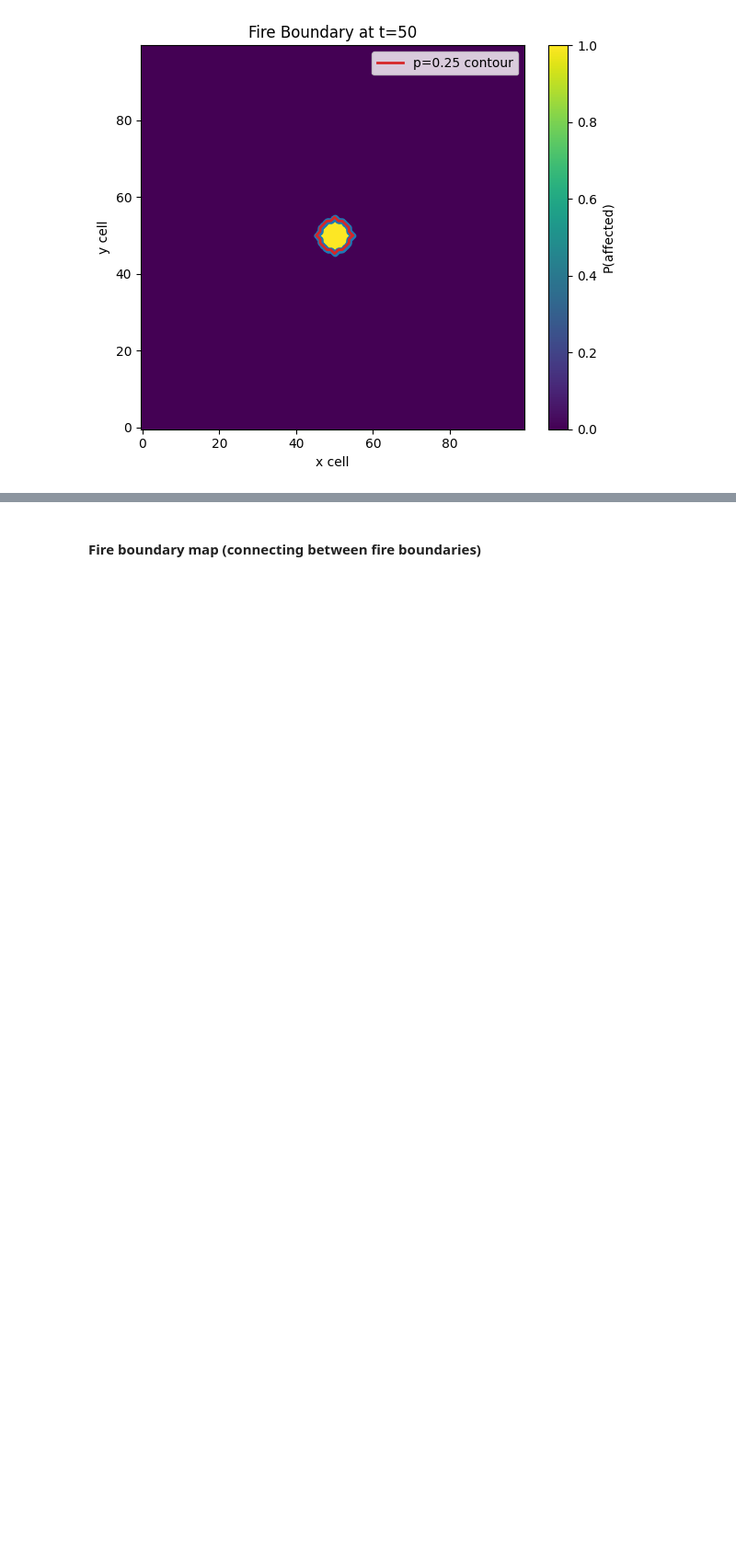
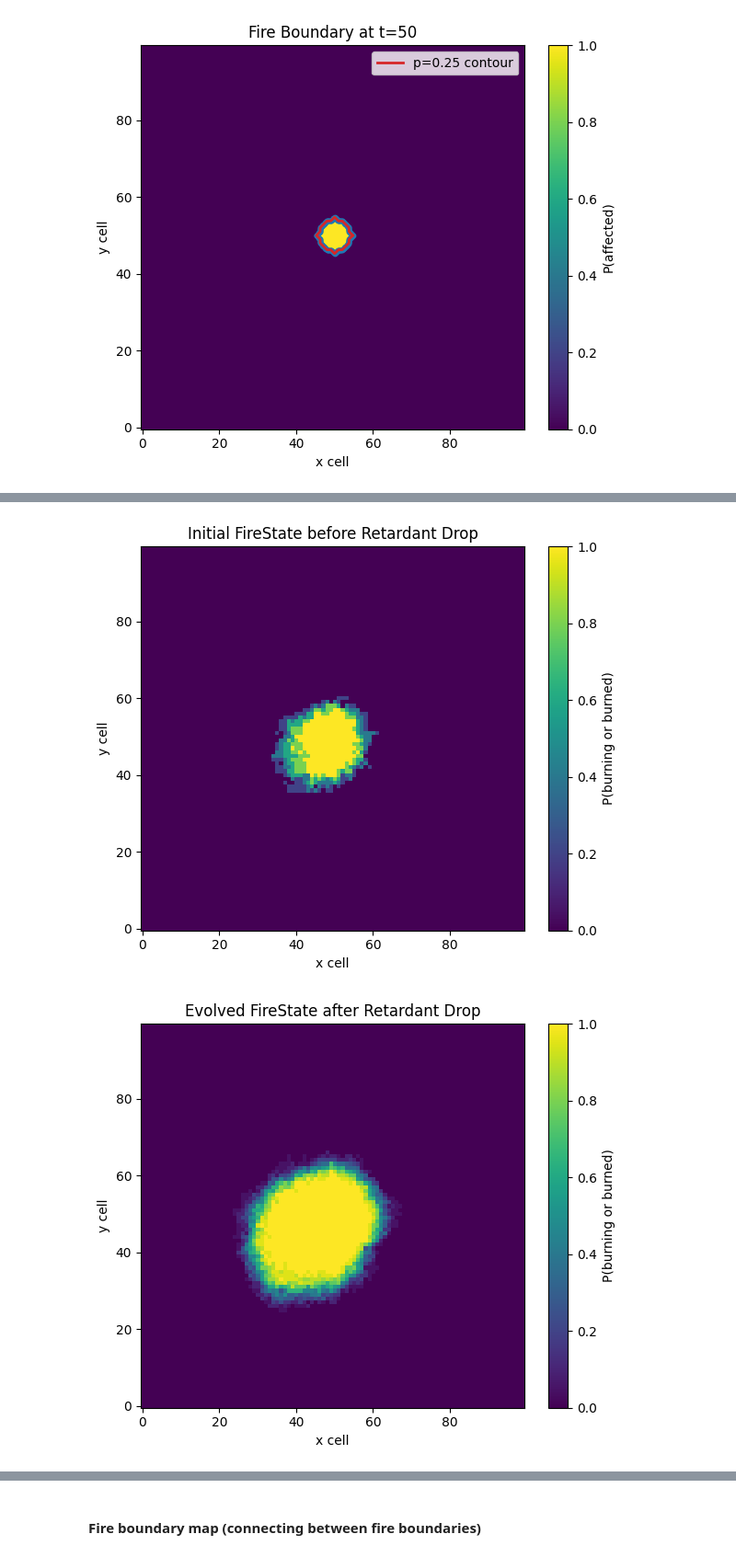
Before and after one commit to joshgreenwa/PyroFinsler, a Jupyter notebook: Updated L48 Fire Model.ipynb, the cells around one changed output, grey strips where cells are left out. Shown at 92% size. Drawn from its saved outputs; the diff is of its cells as text; code cells hidden in the pictures; blank space fills up the shorter version.

```diff
--- a/Updated L48 Fire Model.ipynb
+++ b/Updated L48 Fire Model.ipynb
@@ -1232,0 +1575,7 @@ plot_fire_boundary(
+# %%
+bo.plot_evolved_firestate(
+    theta=best_theta,
+    n_sims=20,)
+# %% [output]
+[figure, added]
+[figure, added]
```
Also changed, not shown: parts of 6 cells of this notebook.
